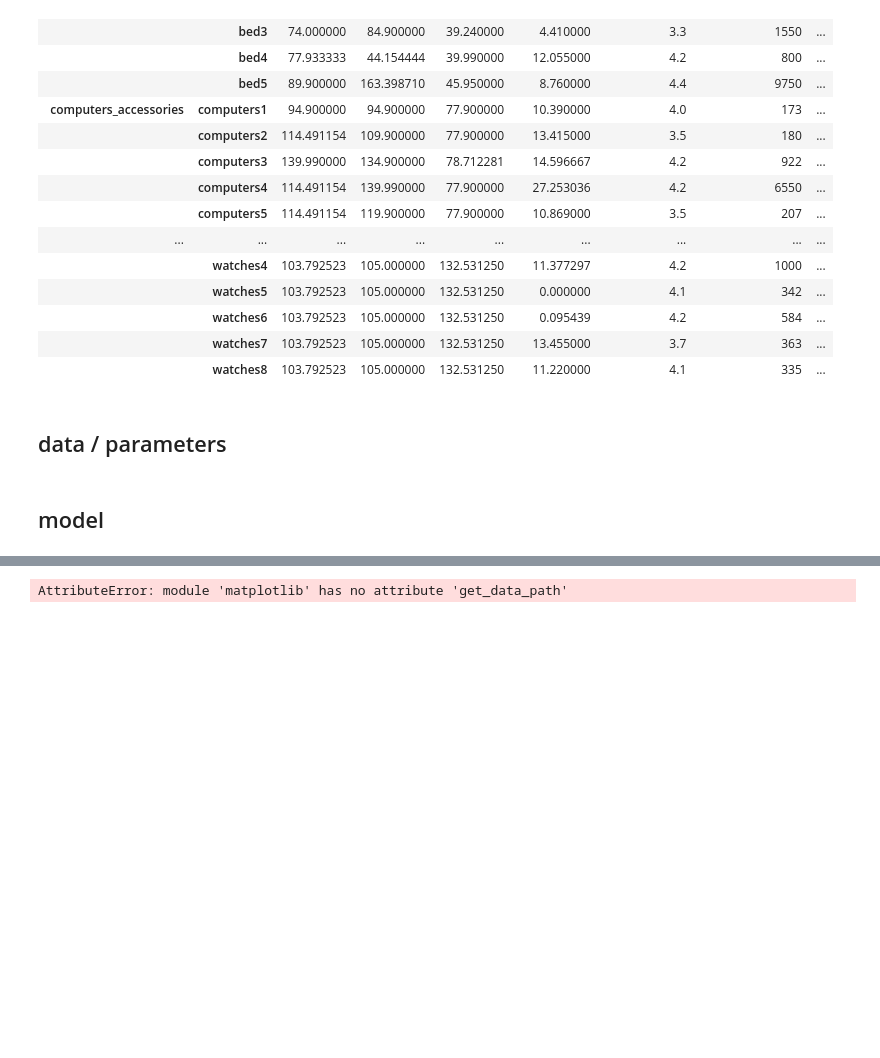
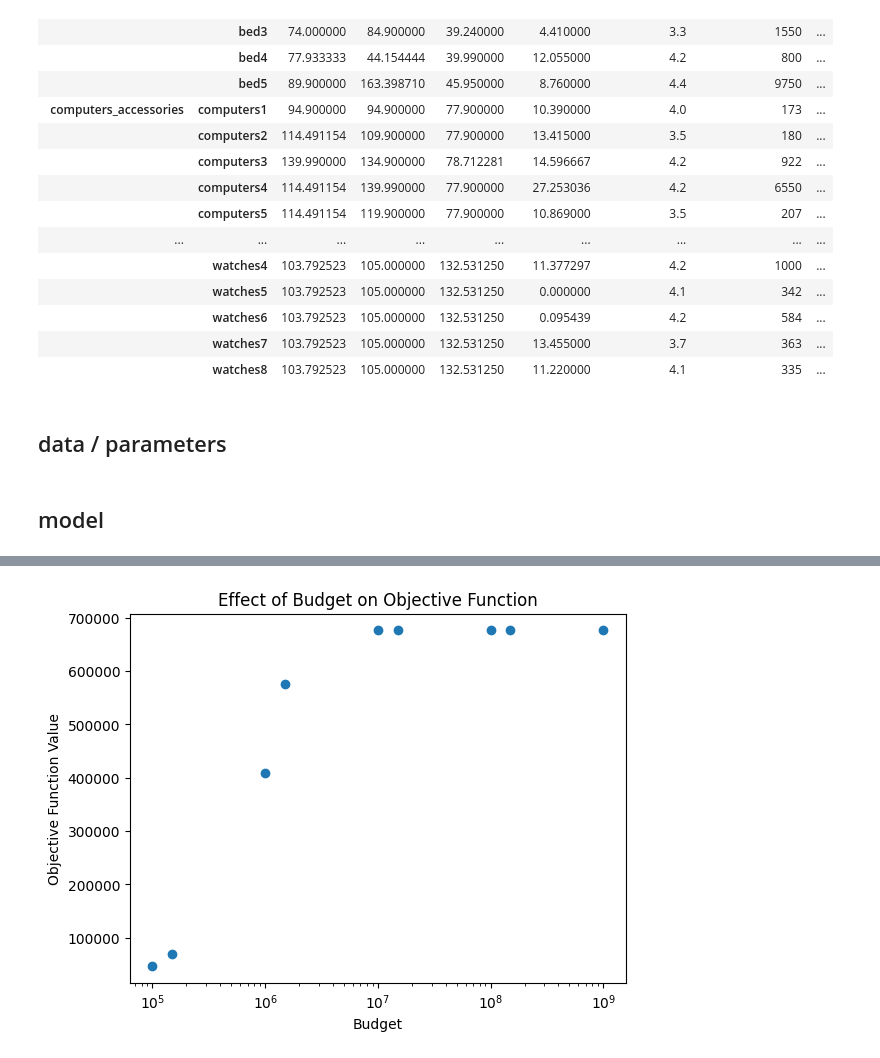
Before and after one commit to owowouwu/optimisation-ass-2, a Jupyter notebook: model_experiments.ipynb, the cells around one changed output, grey strips where cells are left out. Saved outputs shown, nothing was run; the diff lists cells and outputs as text; code cells hidden in the pictures; blank space fills up the shorter version.

```diff
--- a/model_experiments.ipynb
+++ b/model_experiments.ipynb
@@ -231,0 +272,11 @@ for discount_factor in discount_factors:
+# %%
+objective1 = []
+discount1 = []
+for budget in Budget:
+    print("Objective vlaues", results_dict1[budget][ "objective_value"])
+
+    print( results_dict1[budget]["discount_values"])
+
+    objective1.append( results_dict1[budget][ "objective_value"])
+
+    discount1.append(max(max(results_dict1[budget]["discount_values"].values())))
@@ -244,4 +320,16 @@ plt.show()
 # %%
+import matplotlib.pyplot as plt
+
+# plot objective function values against discount factors
+plt.scatter(Budget, objective1)
+plt.xlabel("Budget")
+plt.ylabel("Objective Function Value")
+plt.title("Effect of Budget on Objective Function")
+
+plt.xscale('log')
+plt.show()
+
+#plt.savefig('Effect of Budget on Objective Function.png')
 # %% [output]
-AttributeError: module 'matplotlib' has no attribute 'get_data_path'
+[figure, added]
 # %%
```
Also changed, not shown: parts of 9 cells of this notebook.
